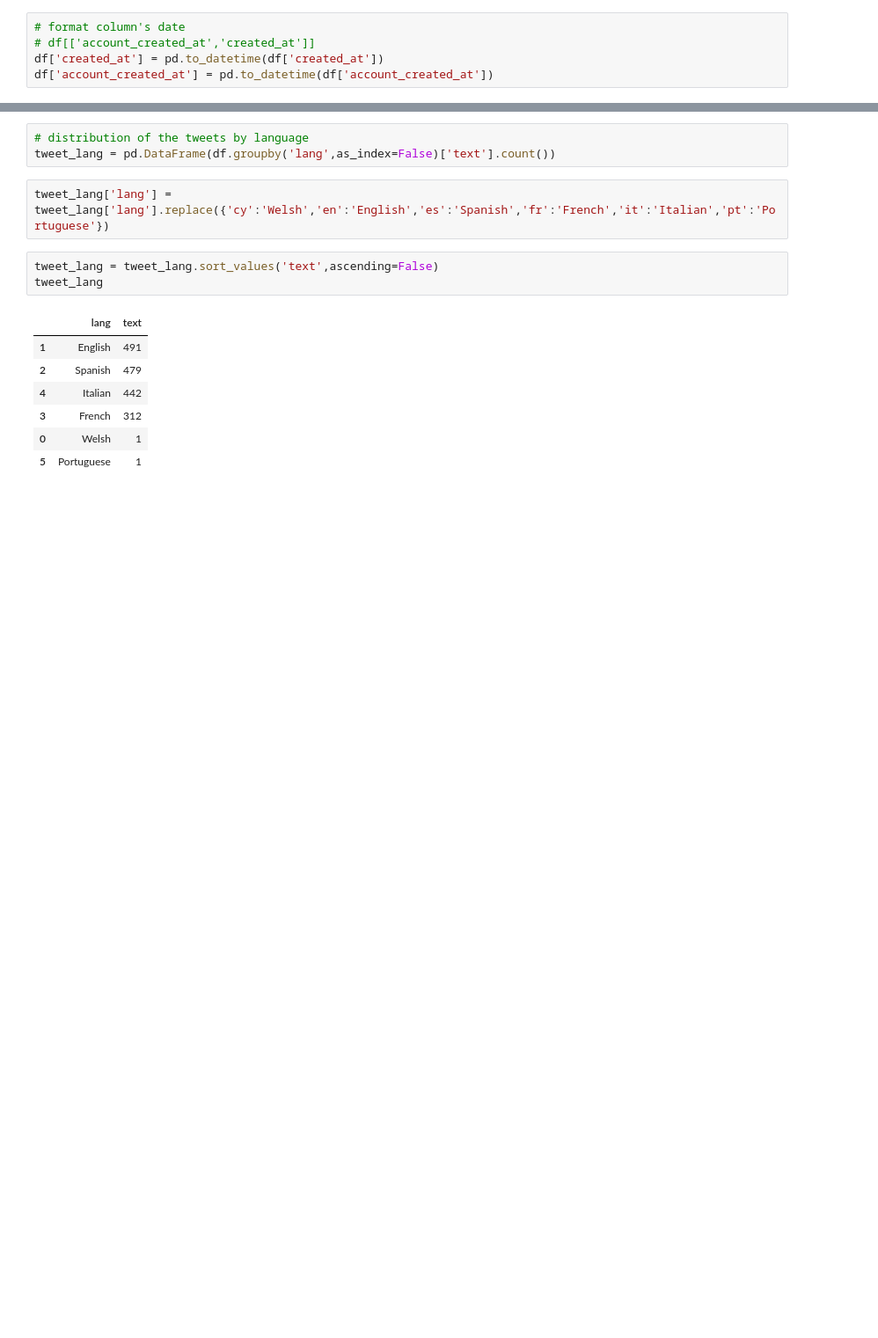
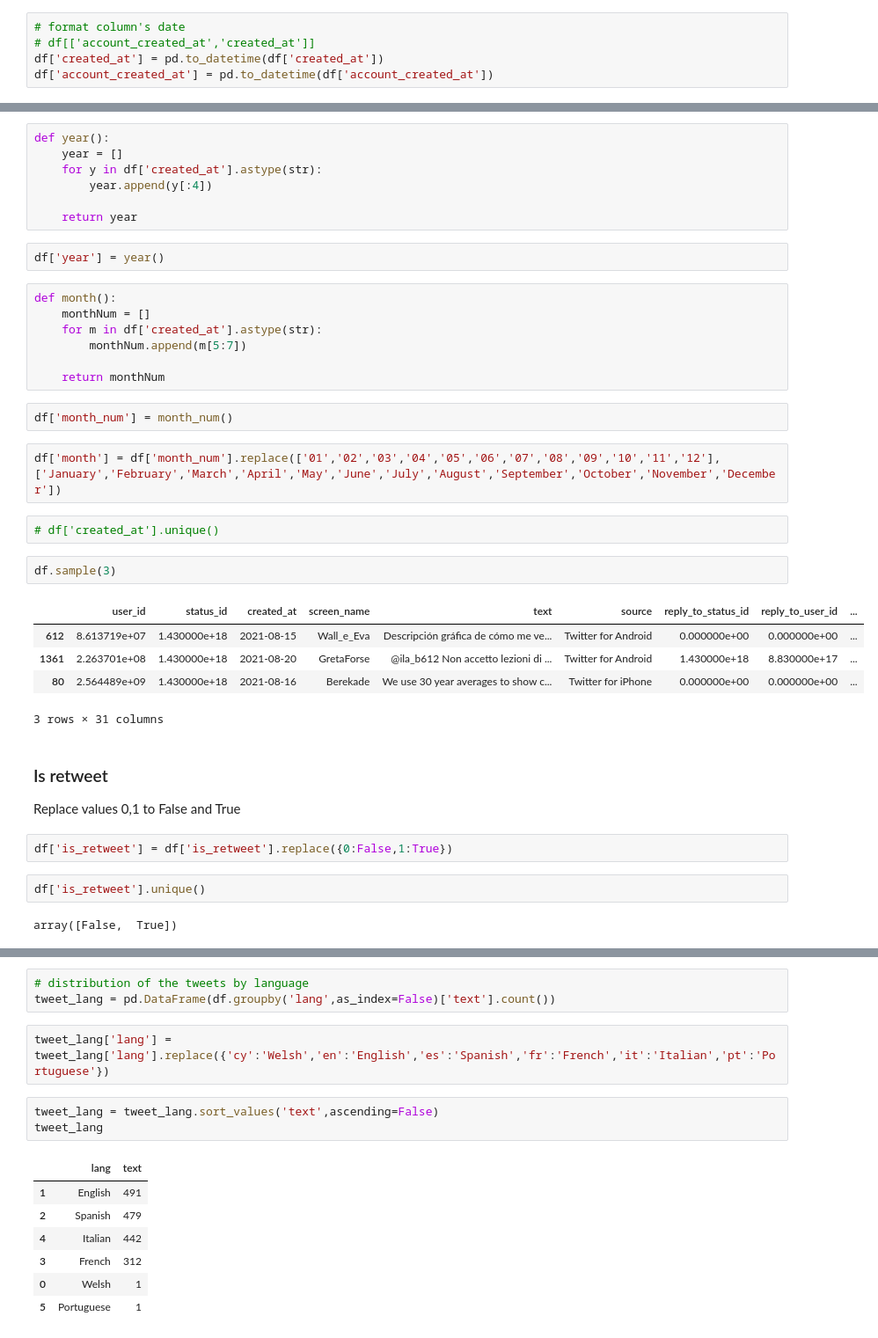
Before and after one commit to r3card0/Twitter-exercise-BI, a Jupyter notebook: Data_Gathering-Transformation.ipynb, the cells around one changed output, grey strips where cells are left out. Shown at 88% size. Drawn from its saved outputs; the diff is of its cells as text; blank space fills up the shorter version.

```diff
--- a/Data_Gathering-Transformation.ipynb
+++ b/Data_Gathering-Transformation.ipynb
@@ -75,0 +197,39 @@ Index(['user_id', 'status_id', 'created_at', 'screen_name', 'text', 'source',
+# %%
+def year():
+    year = []
+    for y in df['created_at'].astype(str):
+        year.append(y[:4])
+
+    return year
+# %%
+df['year'] = year()
+# %%
+def month():
+    monthNum = []
+    for m in df['created_at'].astype(str):
+        monthNum.append(m[5:7])
+
+    return monthNum
+# %%
+df['month_num'] = month_num()
+# %%
+df['month'] = df['month_num'].replace(['01','02','03','04','05','06','07','08','09','10','11','12'],['January','February','March','April','May','June','July','August','September','October','November','December'])
+# %%
+# df['created_at'].unique()
+# %%
+df.sample(3)
+# %% [output]
+|  | user_id | status_id | created_at | screen_name | text | source | reply_to_status_id | reply_to_user_id | ... |
+| 612 | 8.613719e+07 | 1.430000e+18 | 2021-08-15 | Wall_e_Eva | Descripción gráfica de cómo me ve... | Twitter for Android | 0.000000e+00 | 0.000000e+00 | ... |
+| 1361 | 2.263701e+08 | 1.430000e+18 | 2021-08-20 | GretaForse | @ila_b612 Non accetto lezioni di ... | Twitter for Android | 1.430000e+18 | 8.830000e+17 | ... |
+| 80 | 2.564489e+09 | 1.430000e+18 | 2021-08-16 | Berekade | We use 30 year averages to show c... | Twitter for iPhone | 0.000000e+00 | 0.000000e+00 | ... |
+3 rows × 31 columns
+# %% [markdown]
+### Is retweet
+Replace values 0,1 to False and True
+# %%
+df['is_retweet'] = df['is_retweet'].replace({0:False,1:True})
+# %%
+df['is_retweet'].unique()
+# %% [output]
+array([False,  True])
```
Also changed, not shown: parts of 72 cells of this notebook.
